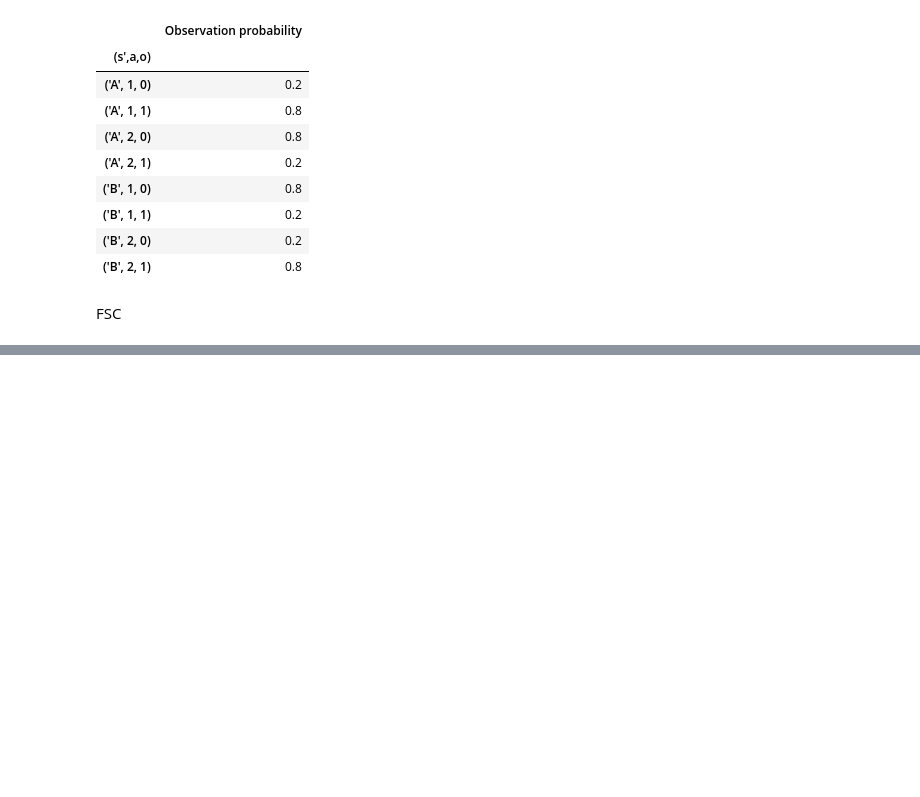
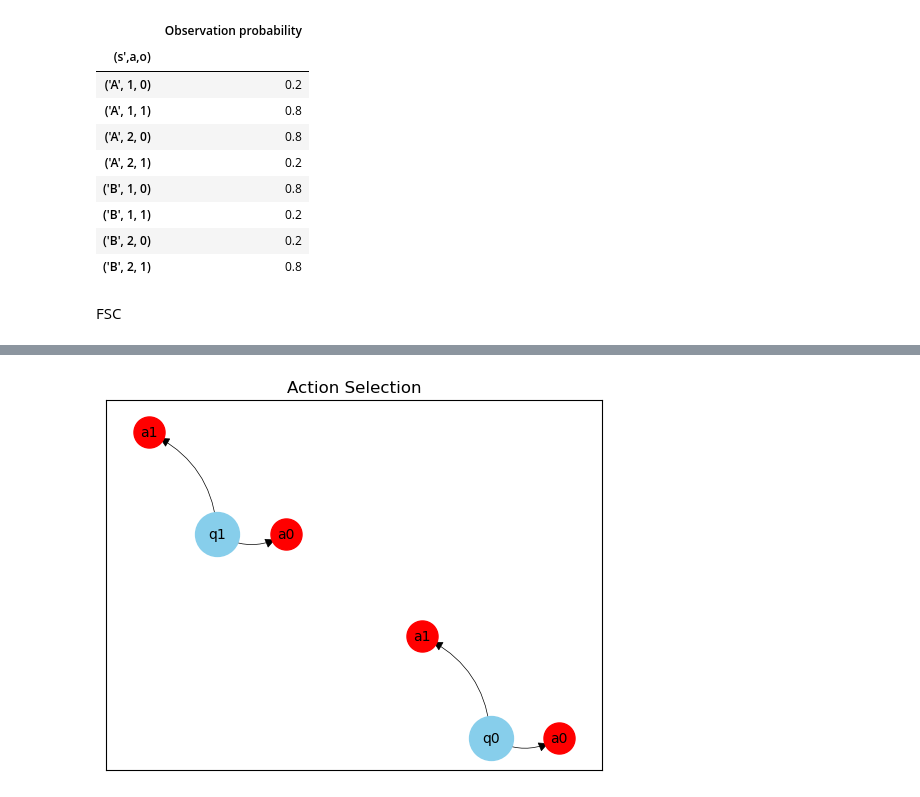
Before and after one commit to malikbf5/FSC-optimization, a Jupyter notebook: Bernoulli Bandits/Bernoulli Bandits.ipynb, the cells around one changed output, grey strips where cells are left out. Drawn from its saved outputs; the diff is of its cells as text; code cells hidden in the pictures; blank space fills up the shorter version.

```diff
--- a/Bernoulli Bandits/Bernoulli Bandits.ipynb
+++ b/Bernoulli Bandits/Bernoulli Bandits.ipynb
@@ -87,7 +88,7 @@ a = list(range(num_actions)) # pull arm 1 or pull arm 2
 o = list(range(num_observations))  # recieve reward 1 or 0
 
 b0 = np.ones((num_states)) / num_states # uniform initial distribution over states
-gamma = 0.9 # Discount factor
+gamma = 0.5 # Discount factor
 theta = 0.8 # Bernoulli parameter for the reward
 
 # P(s'|s,a) in this case equals 1 when s' = s and 0 otherwise
@@ -163,7 +164,7 @@ observation_model_df.rename_axis("(s',a,o)", axis="index")
 # %% [markdown]
 FSC
 # %%
-num_nodes = 1
+num_nodes = 2
 q = list(range(num_nodes)) # Nodes in the FSC
 # %% [markdown]
 # QCLP formulation
@@ -295,0 +265,63 @@ $x[0,1,0,1] == x[0,1,0,0]$
+# %%
+nodes = [ "q" + str(i) for i in q]
+states = ["s" + str(i) for i in s]
+actions = ["a" + str(i) for i in a]
+observations = ["o" + str(i) for i in o]
+
+# Create action selection graph
+G = nx.MultiDiGraph() # multi directed graph
+
+# action node list
+actionnodelist = []
+
+# dictionary for labels
+labels_dict = {}
+
+for qnode in nodes:
+    G.add_node(qnode)
+    labels_dict[qnode] = qnode
+    for actionnode in actions:
+        G.add_node((actionnode, qnode))
+        actionnodelist.append((actionnode, qnode))
+        labels_dict[(actionnode, qnode)] = actionnode
+        G.add_edge(qnode, (actionnode, qnode), probability = actionselect[(int(actionnode[1]), int(qnode[1]))])
+
+
+# pos = nx.circular_layout(nodes) # Positions for controller nodes
+# positions for action nodes
+
+# radius surrounding origin for controller nodes
+radius1 = 1
+# radius surrounding controller node for action nodes
+radius2 = 0.5
+
+qnodepos = action_node_pos(len(nodes),origin = (0,0), radius = radius1)
+
+for qnode in nodes:
+    pos[qnode] = qnodepos.pop(0)
+    i = 0
+    # position action nodes surrounding the controller node
+    actionnodepos = action_node_pos(len(actions), pos[qnode], radius = radius2)
+    for actionnode in actions:
+        pos[(actionnode, qnode)] = actionnodepos[i]
+        i += 1
+
+# Draw nodes
+# controller nodes
+nx.draw_networkx_nodes(G, pos,nodes, node_size=1000, node_color='skyblue')
+# action nodes
+nx.draw_networkx_nodes(G, pos,actionnodelist, node_size=500, node_color='red')
+
+
+# Draw edges
+widthlist = [G[e[0]][e[1]][0]['probability'] for e in G.edges]
+nx.draw_networkx_edges(G, pos, width=widthlist, arrows=True,  connectionstyle='arc3, rad = 0.3', arrowsize = 15)
+
+# Draw labels
+nx.draw_networkx_labels(G, pos,labels = labels_dict, font_size=10, font_family="sans-serif")
+
+
+plt.title('Action Selection')
+plt.show()
+# %% [output]
+[figure, added]
```
Also changed, not shown: parts of 19 cells of this notebook.
